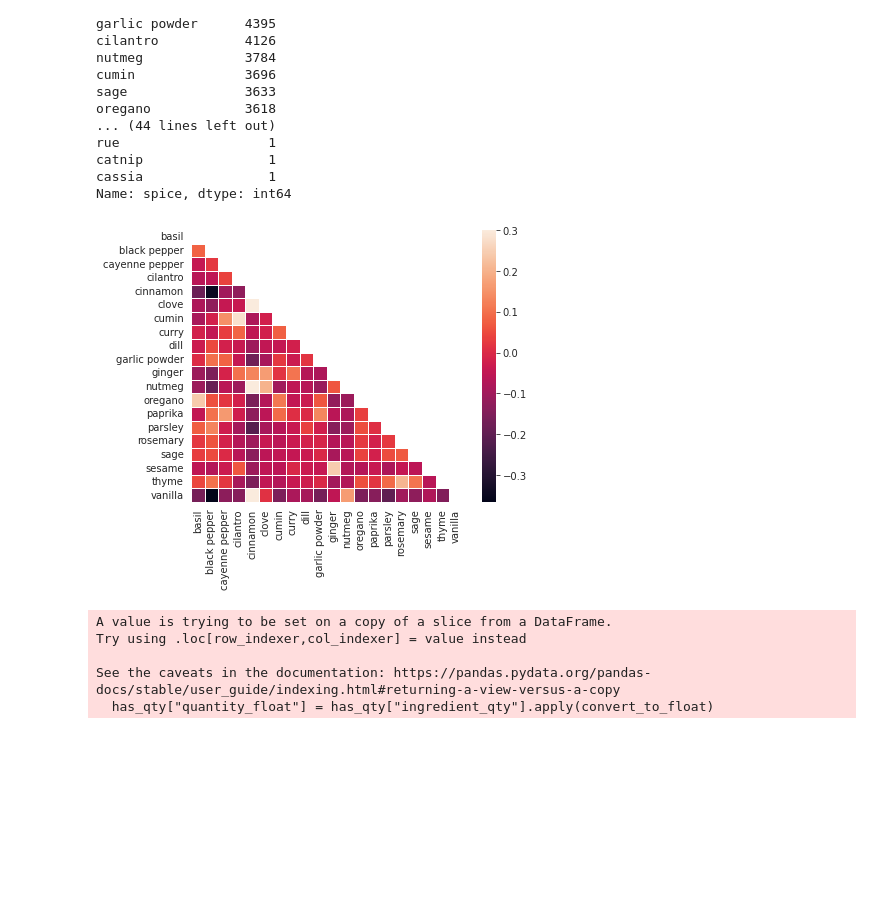
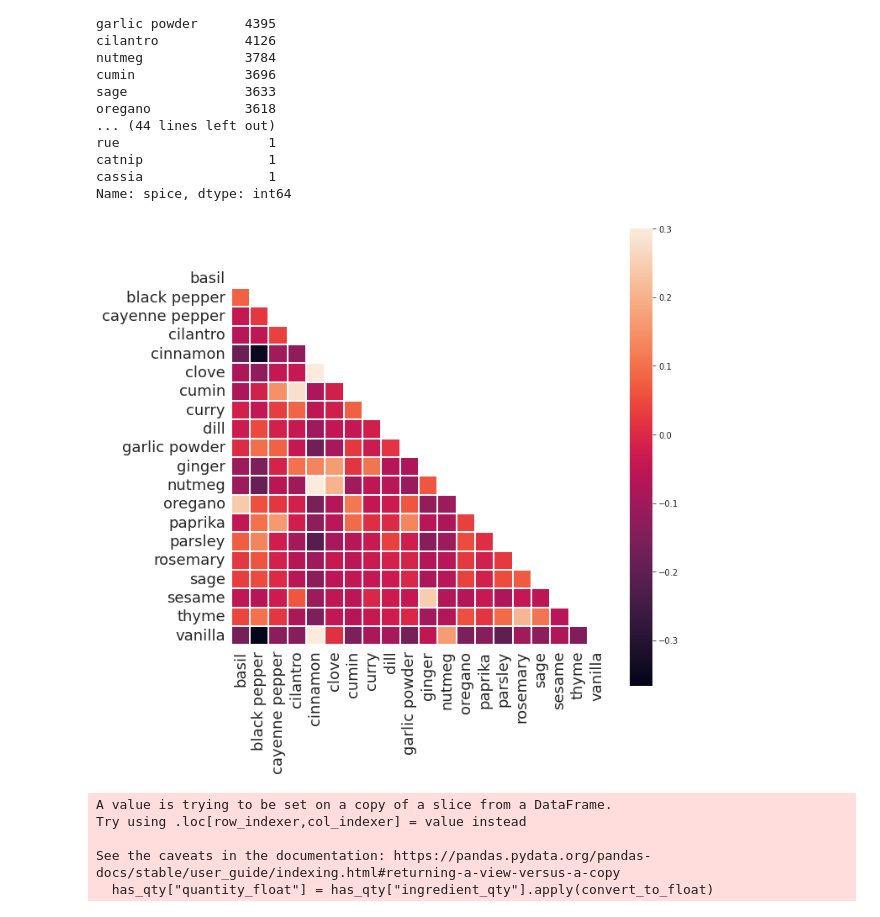
Before and after one commit to wcedmisten/foodFinder, a Jupyter notebook: All Recipes Exploratory Data Analysis.ipynb, the cells around one changed output. Cells and saved outputs as stored; diff of their text form; code cells hidden in the pictures; blank space fills up the shorter version.

Commit message:
Update d3 graph

```diff
--- a/All Recipes Exploratory Data Analysis.ipynb
+++ b/All Recipes Exploratory Data Analysis.ipynb
@@ -281,24 +223,25 @@ corr = spice_corr.corr()
 # %%
 # plot spices correlation matrix
 
 import seaborn as sns
 import matplotlib.pyplot as plt
 import numpy as np
 
-plt.rcParams['figure.figsize'] = [15, 15]
+plt.rcParams['figure.figsize'] = [10, 10]
 
 mask = np.zeros_like(corr)
 
 mask[np.triu_indices_from(mask)] = True
 
 with sns.axes_style("white"):
+    f, ax = plt.subplots()
+    ax.tick_params(axis='x', labelrotation=45)
+    plt.xticks(fontsize=18)
+    plt.yticks(fontsize=18)
 
-    f, ax = plt.subplots(figsize=(7, 5))
-    ax.tick_params(axis='x', labelrotation=45)
-
-    sns.heatmap(corr, mask=mask, vmax=.3, square=True, linewidths=.5)
+    sns.heatmap(corr, mask=mask, vmax=.3, square=True, linewidths=2)
 # %% [output]
-[figure, old version]
+[figure, new version]
 # %%
 # normalize ingredient quantity
 
```
Also changed, not shown: parts of 17 cells of this notebook, 2 other files.
